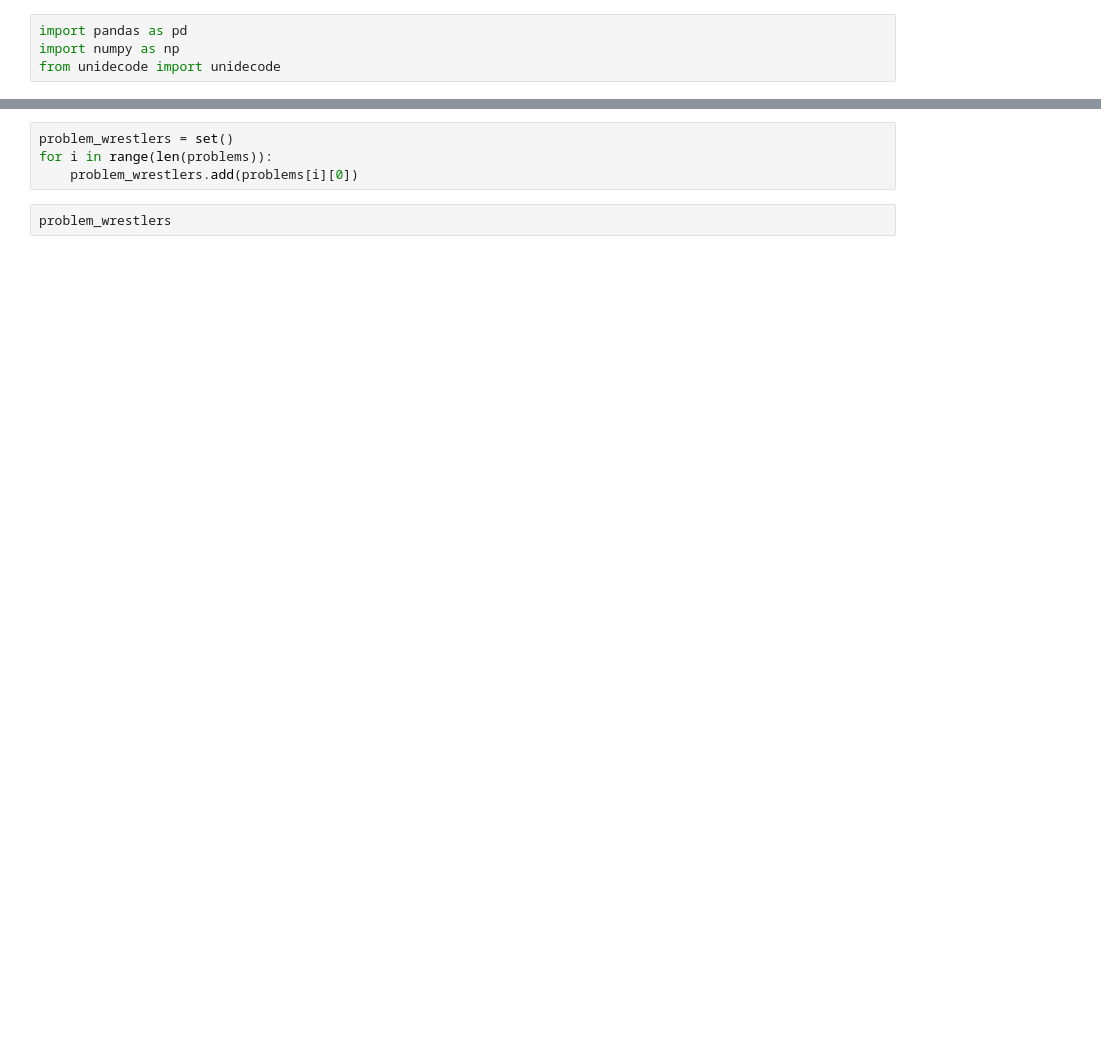
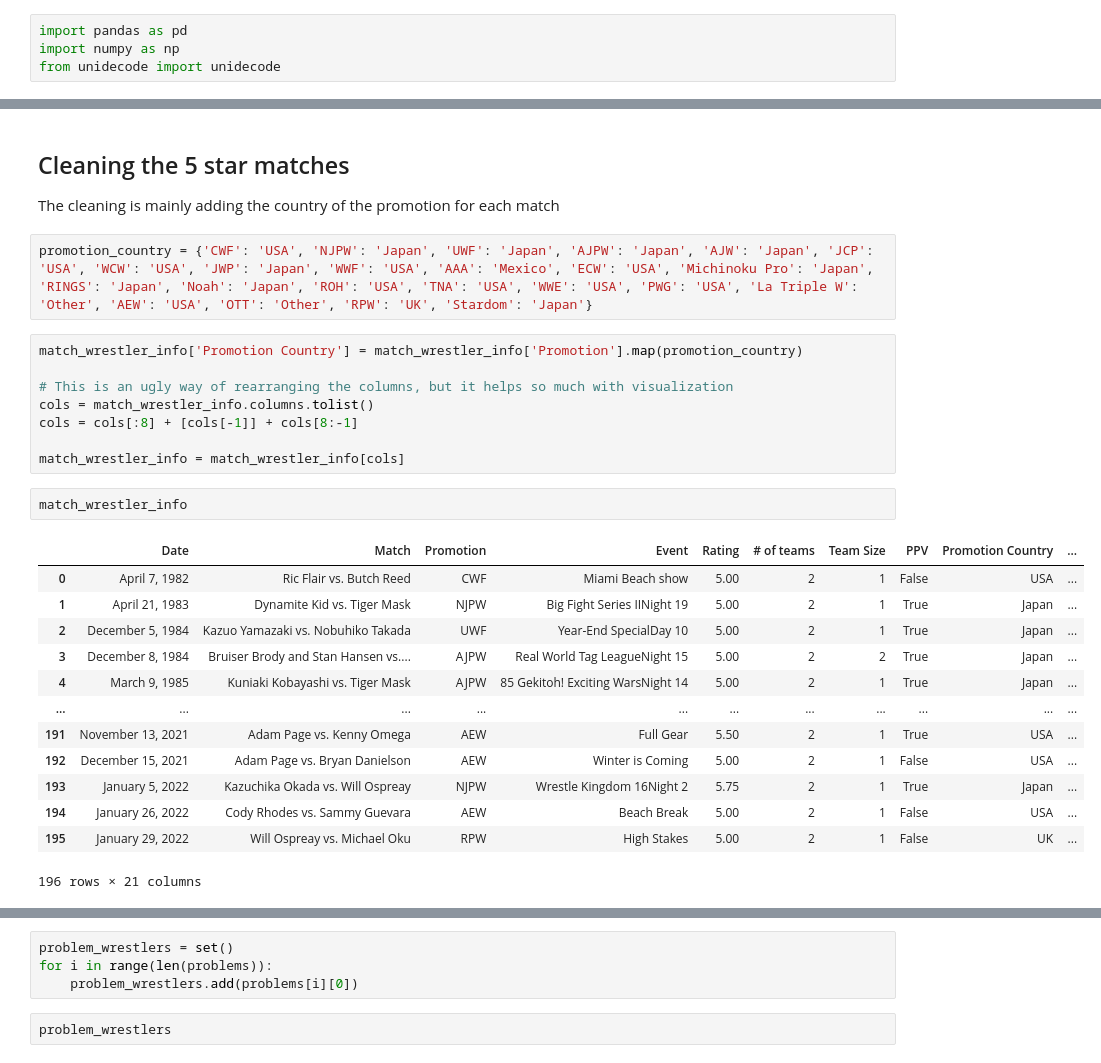
Before and after one commit to WhimZig/DataMadness, a Jupyter notebook: Data madness.ipynb, the cells around one changed output, grey strips where cells are left out. Cells and saved outputs as stored; diff of their text form; blank space fills up the shorter version.

```diff
--- a/Data madness.ipynb
+++ b/Data madness.ipynb
@@ -50,0 +97,30 @@ match_wrestler_info.drop(['Unnamed: 0'], axis=1, inplace=True)
+# %% [markdown]
+## Cleaning the 5 star matches
+
+The cleaning is mainly adding the country of the promotion for each match
+# %%
+promotion_country = {'CWF': 'USA', 'NJPW': 'Japan', 'UWF': 'Japan', 'AJPW': 'Japan', 'AJW': 'Japan', 'JCP': 'USA', 'WCW': 'USA', 'JWP': 'Japan', 'WWF': 'USA', 'AAA': 'Mexico', 'ECW': 'USA', 'Michinoku Pro': 'Japan', 'RINGS': 'Japan', 'Noah': 'Japan', 'ROH': 'USA', 'TNA': 'USA', 'WWE': 'USA', 'PWG': 'USA', 'La Triple W': 'Other', 'AEW': 'USA', 'OTT': 'Other', 'RPW': 'UK', 'Stardom': 'Japan'}
+# %%
+match_wrestler_info['Promotion Country'] = match_wrestler_info['Promotion'].map(promotion_country)
+
+# This is an ugly way of rearranging the columns, but it helps so much with visualization
+cols = match_wrestler_info.columns.tolist()
+cols = cols[:8] + [cols[-1]] + cols[8:-1]
+
+match_wrestler_info = match_wrestler_info[cols]
+# %%
+match_wrestler_info
+# %% [output]
+|  | Date | Match | Promotion | Event | Rating | # of teams | Team Size | PPV | Promotion Country | ... |
+| 0 | April 7, 1982 | Ric Flair vs. Butch Reed | CWF | Miami Beach show | 5.00 | 2 | 1 | False | USA | ... |
+| 1 | April 21, 1983 | Dynamite Kid vs. Tiger Mask | NJPW | Big Fight Series IINight 19 | 5.00 | 2 | 1 | True | Japan | ... |
+| 2 | December 5, 1984 | Kazuo Yamazaki vs. Nobuhiko Takada | UWF | Year-End SpecialDay 10 | 5.00 | 2 | 1 | True | Japan | ... |
+| 3 | December 8, 1984 | Bruiser Brody and Stan Hansen vs.... | AJPW | Real World Tag LeagueNight 15 | 5.00 | 2 | 2 | True | Japan | ... |
+| 4 | March 9, 1985 | Kuniaki Kobayashi vs. Tiger Mask | AJPW | 85 Gekitoh! Exciting WarsNight 14 | 5.00 | 2 | 1 | True | Japan | ... |
+| ... | ... | ... | ... | ... | ... | ... | ... | ... | ... | ... |
+| 191 | November 13, 2021 | Adam Page vs. Kenny Omega | AEW | Full Gear | 5.50 | 2 | 1 | True | USA | ... |
+| 192 | December 15, 2021 | Adam Page vs. Bryan Danielson | AEW | Winter is Coming | 5.00 | 2 | 1 | False | USA | ... |
+| 193 | January 5, 2022 | Kazuchika Okada vs. Will Ospreay | NJPW | Wrestle Kingdom 16Night 2 | 5.75 | 2 | 1 | True | Japan | ... |
+| 194 | January 26, 2022 | Cody Rhodes vs. Sammy Guevara | AEW | Beach Break | 5.00 | 2 | 1 | False | USA | ... |
+| 195 | January 29, 2022 | Will Ospreay vs. Michael Oku | RPW | High Stakes | 5.00 | 2 | 1 | False | UK | ... |
+196 rows × 21 columns
```
Also changed, not shown: parts of 15 cells of this notebook, 37 other files.
